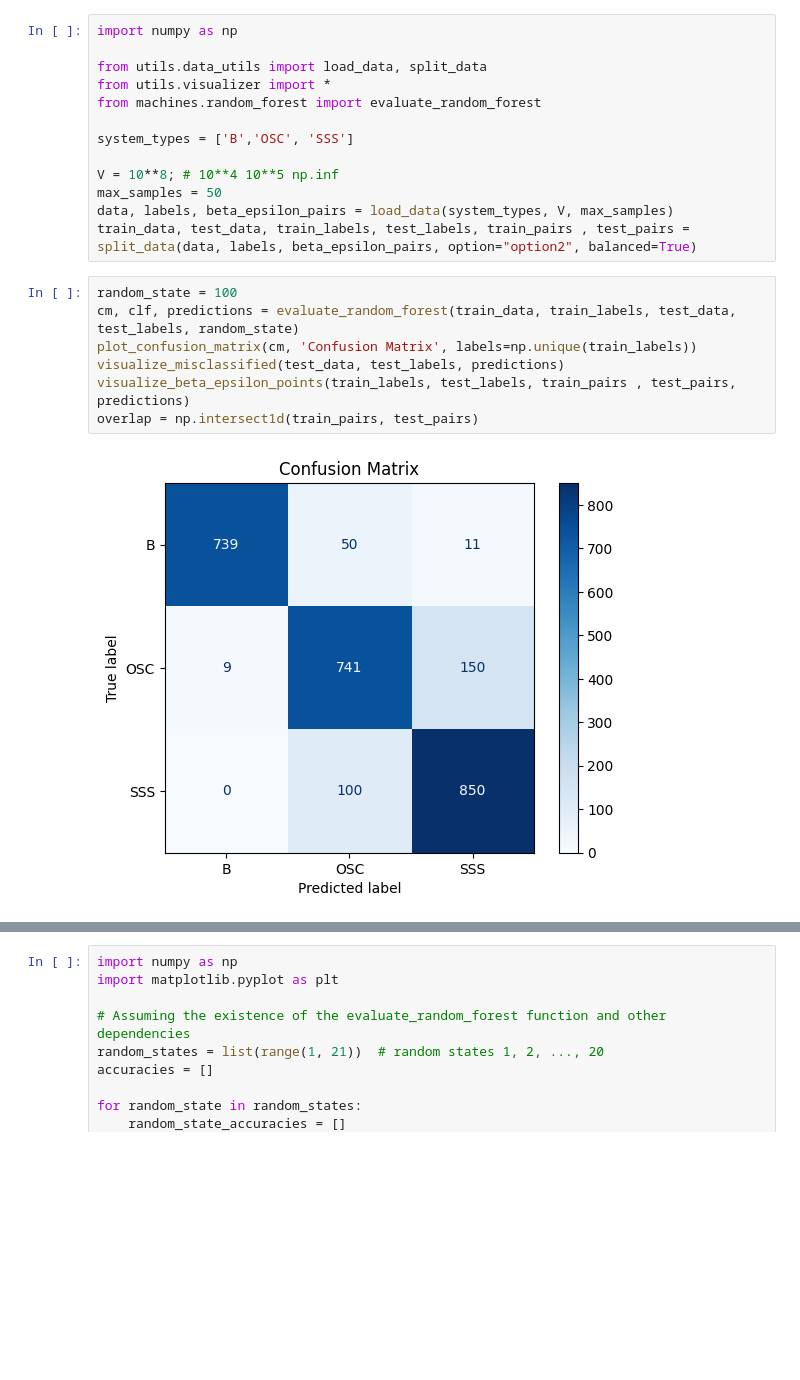
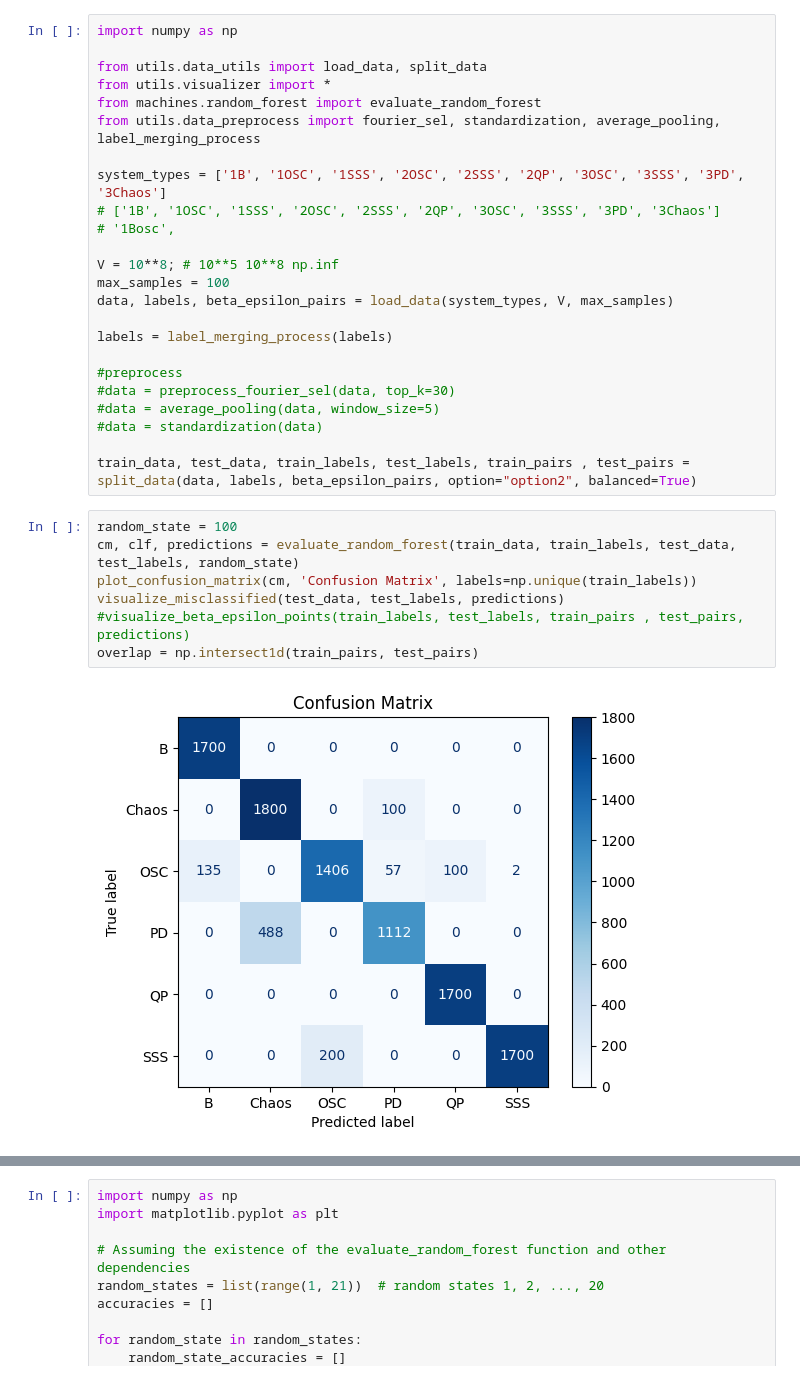
Before and after one commit to Jaesung-C/shakul_langlen_jaesung_project, a Jupyter notebook: classification_RF.ipynb, the cells around one changed output, grey strips where cells are left out. Drawn from its saved outputs; the diff is of its cells as text; blank space fills up the shorter version.

```diff
--- a/classification_RF.ipynb
+++ b/classification_RF.ipynb
@@ -4,19 +12,30 @@ import numpy as np
 from utils.data_utils import load_data, split_data
 from utils.visualizer import *
 from machines.random_forest import evaluate_random_forest
+from utils.data_preprocess import fourier_sel, standardization, average_pooling, label_merging_process
 
-system_types = ['B','OSC', 'SSS']
+system_types = ['1B', '1OSC', '1SSS', '2OSC', '2SSS', '2QP', '3OSC', '3SSS', '3PD', '3Chaos']
+# ['1B', '1OSC', '1SSS', '2OSC', '2SSS', '2QP', '3OSC', '3SSS', '3PD', '3Chaos']
+# '1Bosc',
 
-V = 10**8; # 10**4 10**5 np.inf
-max_samples = 50
+V = 10**8; # 10**5 10**8 np.inf
+max_samples = 100
 data, labels, beta_epsilon_pairs = load_data(system_types, V, max_samples)
+
+labels = label_merging_process(labels)
+
+#preprocess
+#data = preprocess_fourier_sel(data, top_k=30)
+#data = average_pooling(data, window_size=5)
+#data = standardization(data)
+
 train_data, test_data, train_labels, test_labels, train_pairs , test_pairs = split_data(data, labels, beta_epsilon_pairs, option="option2", balanced=True)
 # %%
 random_state = 100
 cm, clf, predictions = evaluate_random_forest(train_data, train_labels, test_data, test_labels, random_state)
 plot_confusion_matrix(cm, 'Confusion Matrix', labels=np.unique(train_labels))
 visualize_misclassified(test_data, test_labels, predictions)
-visualize_beta_epsilon_points(train_labels, test_labels, train_pairs , test_pairs, predictions)
+#visualize_beta_epsilon_points(train_labels, test_labels, train_pairs , test_pairs, predictions)
 overlap = np.intersect1d(train_pairs, test_pairs)
 # %% [output]
-[figure, old version]
+[figure, new version]
```
Also changed, not shown: parts of 3 cells of this notebook, 25 other files.
